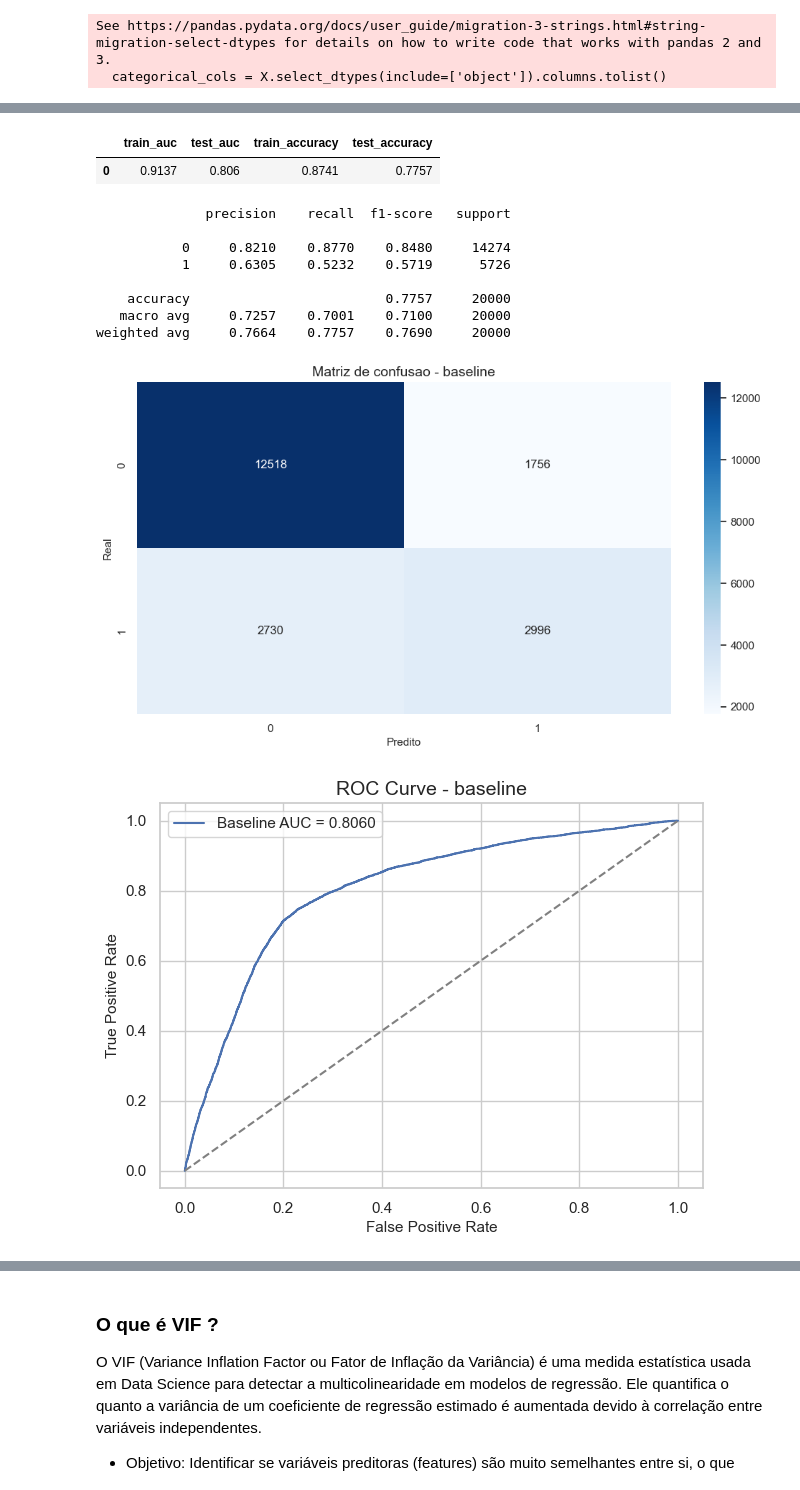
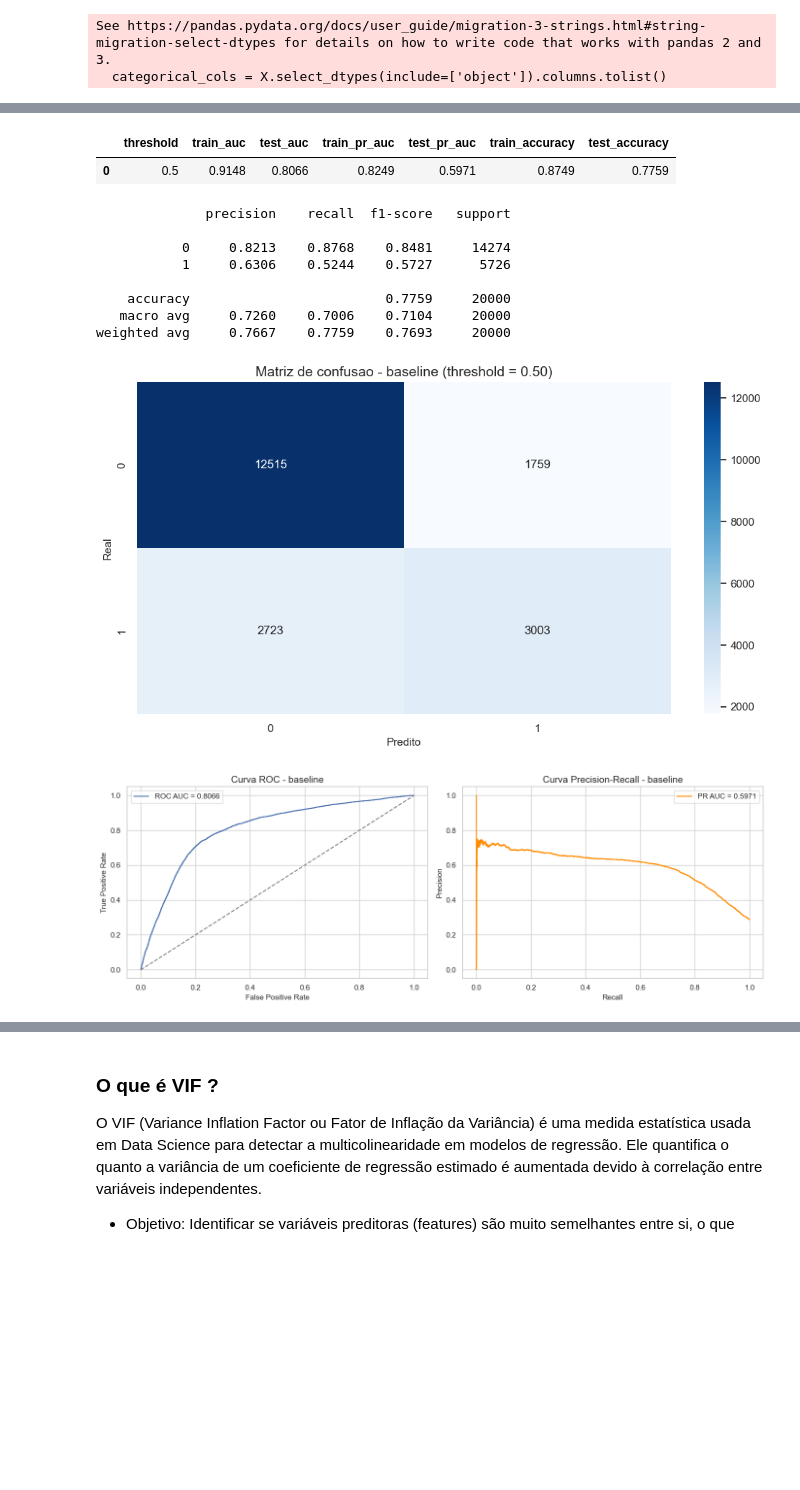
Before and after one commit to itsgcampos/credit-scoring-model, a Jupyter notebook: notebooks/03_modeling_logreg.ipynb, the cells around one changed output, grey strips where cells are left out. Saved outputs shown, nothing was run; the diff lists cells and outputs as text; code cells hidden in the pictures; blank space fills up the shorter version.

```diff
--- a/notebooks/03_modeling_logreg.ipynb
+++ b/notebooks/03_modeling_logreg.ipynb
@@ -158,40 +225,51 @@ def evaluate_model(model, X_train, y_train, X_test, y_test):
 # %%
 baseline_model = build_model(use_pca=False)
-baseline_fitted, baseline_metrics, baseline_pred, baseline_proba = evaluate_model(
-    baseline_model, X_train, y_train, X_test, y_test
+baseline_fitted, baseline_metrics, baseline_train_pred, baseline_pred, baseline_train_proba, baseline_proba = evaluate_model(
+    baseline_model, X_train, y_train, X_test, y_test, threshold=0.5
 )
 
 pd.DataFrame([baseline_metrics]).round(4)
 # %% [output]
-|  | train_auc | test_auc | train_accuracy | test_accuracy |
-| 0 | 0.9137 | 0.806 | 0.8741 | 0.7757 |
+|  | threshold | train_auc | test_auc | train_pr_auc | test_pr_auc | train_accuracy | test_accuracy |
+| 0 | 0.5 | 0.9148 | 0.8066 | 0.8249 | 0.5971 | 0.8749 | 0.7759 |
 # %%
-print(classification_report(y_test, baseline_pred, digits=4))
+print(classification_report(y_test, baseline_pred, digits=4, zero_division=0))
 cm = confusion_matrix(y_test, baseline_pred)
 sns.heatmap(cm, annot=True, fmt='d', cmap='Blues')
-plt.title('Matriz de confusao - baseline')
+plt.title('Matriz de confusao - baseline (threshold = 0.50)')
 plt.xlabel('Predito')
 plt.ylabel('Real')
 plt.show()
 # %% [output]
               precision    recall  f1-score   support
 
-           0     0.8210    0.8770    0.8480     14274
-           1     0.6305    0.5232    0.5719      5726
+           0     0.8213    0.8768    0.8481     14274
+           1     0.6306    0.5244    0.5727      5726
 
-    accuracy                         0.7757     20000
-   macro avg     0.7257    0.7001    0.7100     20000
-weighted avg     0.7664    0.7757    0.7690     20000
+    accuracy                         0.7759     20000
+   macro avg     0.7260    0.7006    0.7104     20000
+weighted avg     0.7667    0.7759    0.7693     20000
-[figure, old version]
+[figure, new version]
 # %%
 fpr, tpr, _ = roc_curve(y_test, baseline_proba)
-plt.figure(figsize=(7, 5))
-plt.plot(fpr, tpr, label=f'Baseline AUC = {baseline_metrics["test_auc"]:.4f}')
-plt.plot([0, 1], [0, 1], linestyle='--', color='gray')
-plt.title('ROC Curve - baseline')
-plt.xlabel('False Positive Rate')
-plt.ylabel('True Positive Rate')
-plt.legend()
+precision_curve, recall_curve, _ = precision_recall_curve(y_test, baseline_proba)
+
+fig, axes = plt.subplots(1, 2, figsize=(14, 5))
+
+axes[0].plot(fpr, tpr, label=f'ROC AUC = {baseline_metrics["test_auc"]:.4f}')
+axes[0].plot([0, 1], [0, 1], linestyle='--', color='gray')
+axes[0].set_title('Curva ROC - baseline')
+axes[0].set_xlabel('False Positive Rate')
+axes[0].set_ylabel('True Positive Rate')
+axes[0].legend()
+
+axes[1].plot(recall_curve, precision_curve, color='darkorange', label=f'PR AUC = {baseline_metrics["test_pr_auc"]:.4f}')
+axes[1].set_title('Curva Precision-Recall - baseline')
+axes[1].set_xlabel('Recall')
+axes[1].set_ylabel('Precision')
+axes[1].legend()
+
+plt.tight_layout()
 plt.show()
 # %% [output]
-[figure, old version]
+[figure, new version]
```
Also changed, not shown: parts of 20 cells of this notebook.
